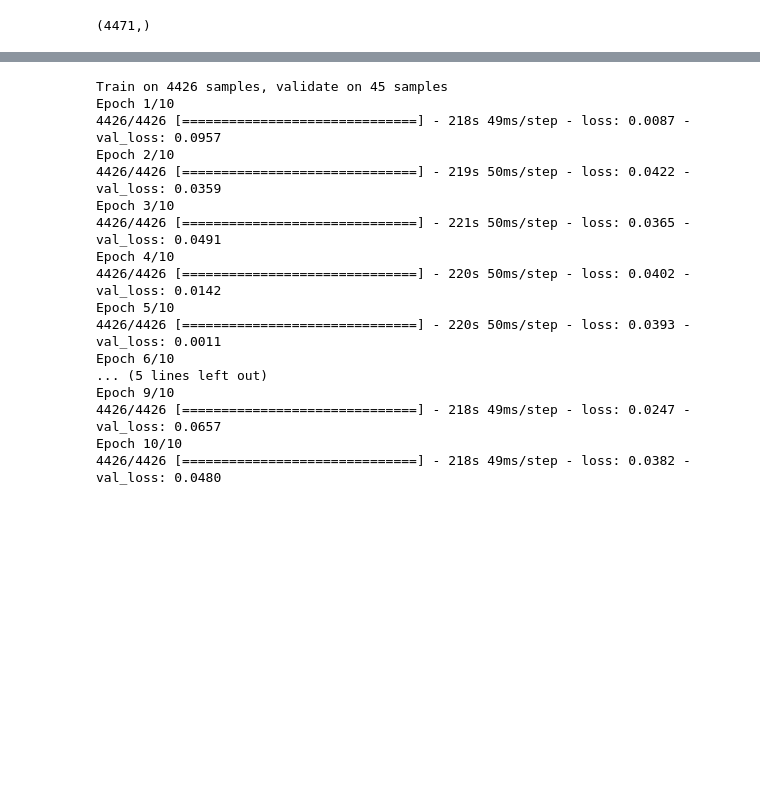
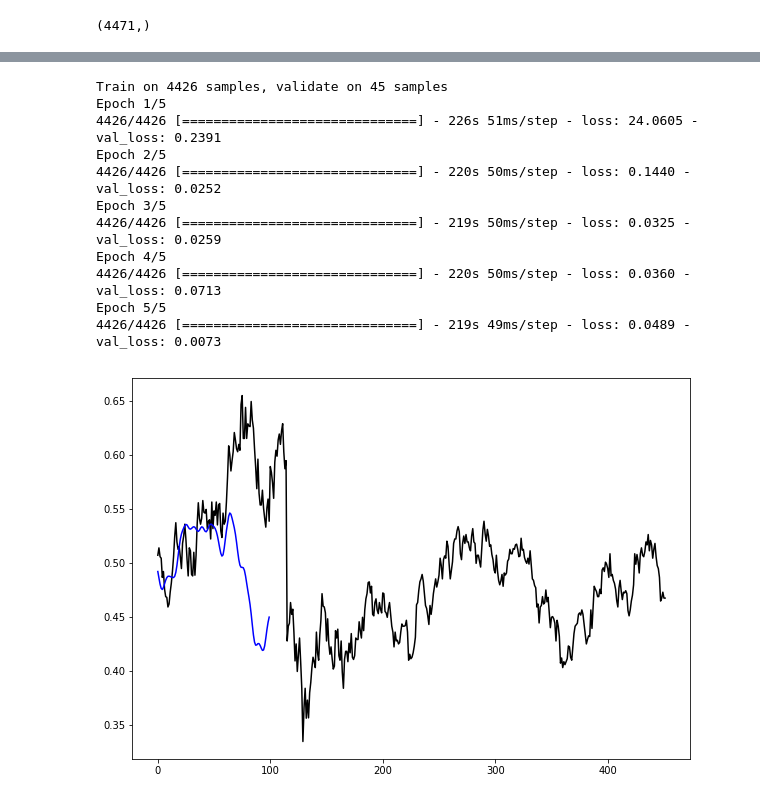
Before and after one commit to Devilpacks/Course-Project, a Jupyter notebook: LSTM_microsoft.ipynb, the cells around one changed output, grey strips where cells are left out. Cells and saved outputs as stored; diff of their text form; code cells hidden in the pictures; blank space fills up the shorter version.

```diff
--- a/LSTM_microsoft.ipynb
+++ b/LSTM_microsoft.ipynb
@@ -120,27 +120,31 @@ compilation time :  0.0377759933472
 
 history = model.fit(X_train, y_train,
                     batch_size=512,
-                    nb_epoch=10,
+                    nb_epoch=5,
                     validation_split=0.01,
                     )
 # %% [output]
 Train on 4426 samples, validate on 45 samples
-Epoch 1/10
-4426/4426 [==============================] - 218s 49ms/step - loss: 0.0087 - val_loss: 0.0957
-Epoch 2/10
-4426/4426 [==============================] - 219s 50ms/step - loss: 0.0422 - val_loss: 0.0359
-Epoch 3/10
-4426/4426 [==============================] - 221s 50ms/step - loss: 0.0365 - val_loss: 0.0491
-Epoch 4/10
-4426/4426 [==============================] - 220s 50ms/step - loss: 0.0402 - val_loss: 0.0142
-Epoch 5/10
-4426/4426 [==============================] - 220s 50ms/step - loss: 0.0393 - val_loss: 0.0011
-Epoch 6/10
-... (5 lines left out)
-Epoch 9/10
-4426/4426 [==============================] - 218s 49ms/step - loss: 0.0247 - val_loss: 0.0657
-Epoch 10/10
-4426/4426 [==============================] - 218s 49ms/step - loss: 0.0382 - val_loss: 0.0480
+Epoch 1/5
+4426/4426 [==============================] - 226s 51ms/step - loss: 24.0605 - val_loss: 0.2391
+Epoch 2/5
+4426/4426 [==============================] - 220s 50ms/step - loss: 0.1440 - val_loss: 0.0252
+Epoch 3/5
+4426/4426 [==============================] - 219s 50ms/step - loss: 0.0325 - val_loss: 0.0259
+Epoch 4/5
+4426/4426 [==============================] - 220s 50ms/step - loss: 0.0360 - val_loss: 0.0713
+Epoch 5/5
+4426/4426 [==============================] - 219s 49ms/step - loss: 0.0489 - val_loss: 0.0073
+# %%
+#Шаг 4 Визуализируем модель
+predictions = model.predict(X_test[:100])
+plt.plot(y_test, color='black', label = 'Test data')
+plt.plot(predictions, color='blue', label = 'Predicted data')
+
+
+plt.show()
+# %% [output]
+[figure, added]
 # %%
 #Шаг 4 Визуализируем модель
 predictions = model.predict(X_test)
```
Also changed, not shown: parts of 10 cells of this notebook.
